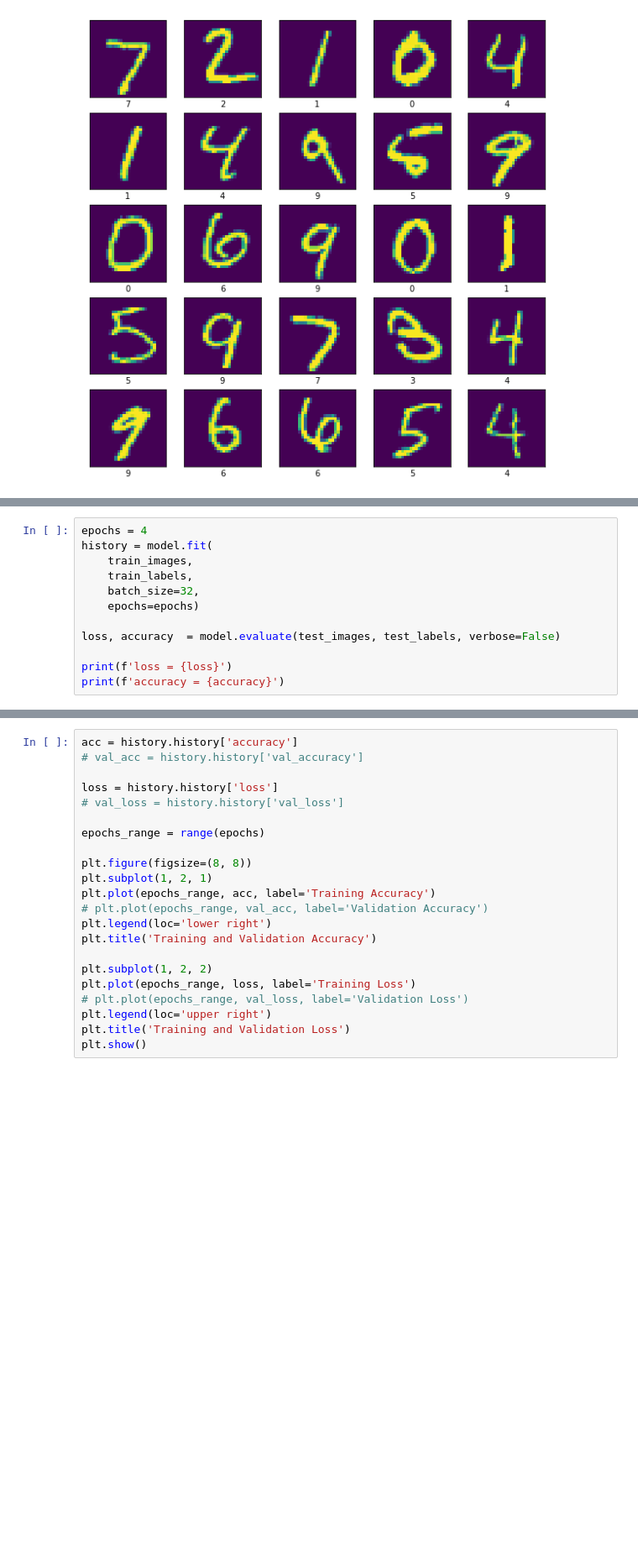
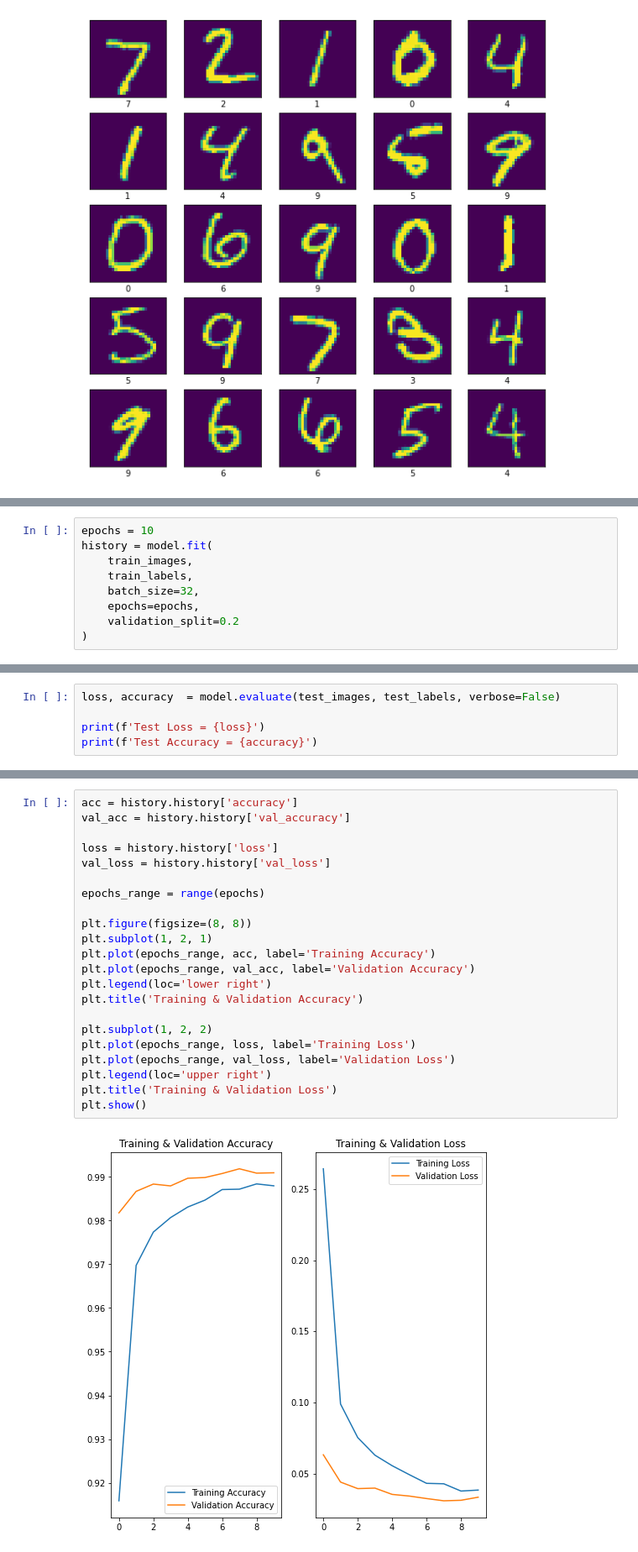
Before and after one commit to Donatas-L/deep-learning, a Jupyter notebook: MNIST-CNN.ipynb, the cells around one changed output, grey strips where cells are left out. Shown at 84% size. Drawn from its saved outputs; the diff is of its cells as text; blank space fills up the shorter version.

Commit message:
Cleanup & validation set

```diff
--- a/MNIST-CNN.ipynb
+++ b/MNIST-CNN.ipynb
@@ -102,3 +105,12 @@ Total params: 221,226
 Trainable params: 221,226
 Non-trainable params: 0
 _________________________________________________________________
+# %%
+epochs = 10
+history = model.fit(
+    train_images,
+    train_labels,
+    batch_size=32,
+    epochs=epochs,
+    validation_split=0.2
+)
@@ -105,13 +138,6 @@ _________________________________________________________________
 # %%
-epochs = 4
-history = model.fit(
-    train_images,
-    train_labels,
-    batch_size=32,
-    epochs=epochs)
-
 loss, accuracy  = model.evaluate(test_images, test_labels, verbose=False)
 
-print(f'loss = {loss}')
-print(f'accuracy = {accuracy}')
+print(f'Test Loss = {loss}')
+print(f'Test Accuracy = {accuracy}')
 # %% [output]
@@ -119,22 +146,24 @@ Epoch 1/4
 # %%
 acc = history.history['accuracy']
-# val_acc = history.history['val_accuracy']
+val_acc = history.history['val_accuracy']
 
 loss = history.history['loss']
-# val_loss = history.history['val_loss']
+val_loss = history.history['val_loss']
 
 epochs_range = range(epochs)
 
 plt.figure(figsize=(8, 8))
 plt.subplot(1, 2, 1)
 plt.plot(epochs_range, acc, label='Training Accuracy')
-# plt.plot(epochs_range, val_acc, label='Validation Accuracy')
+plt.plot(epochs_range, val_acc, label='Validation Accuracy')
 plt.legend(loc='lower right')
-plt.title('Training and Validation Accuracy')
+plt.title('Training & Validation Accuracy')
 
 plt.subplot(1, 2, 2)
 plt.plot(epochs_range, loss, label='Training Loss')
-# plt.plot(epochs_range, val_loss, label='Validation Loss')
+plt.plot(epochs_range, val_loss, label='Validation Loss')
 plt.legend(loc='upper right')
-plt.title('Training and Validation Loss')
+plt.title('Training & Validation Loss')
 plt.show()
+# %% [output]
+[figure, added]
```
Also changed, not shown: parts of 7 cells of this notebook.
